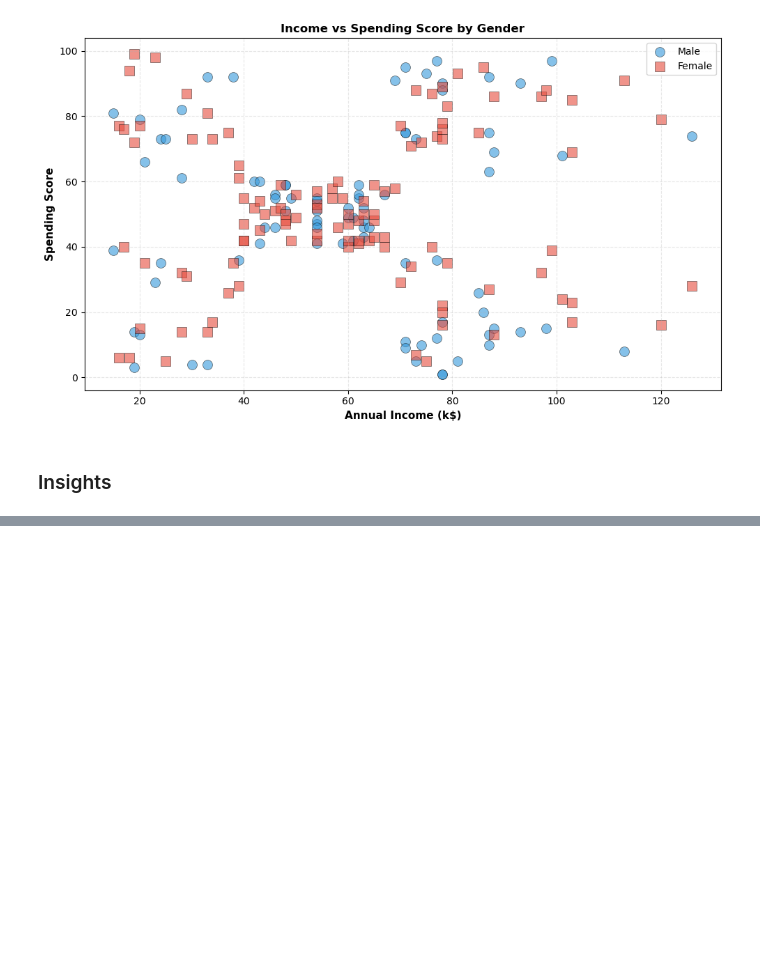
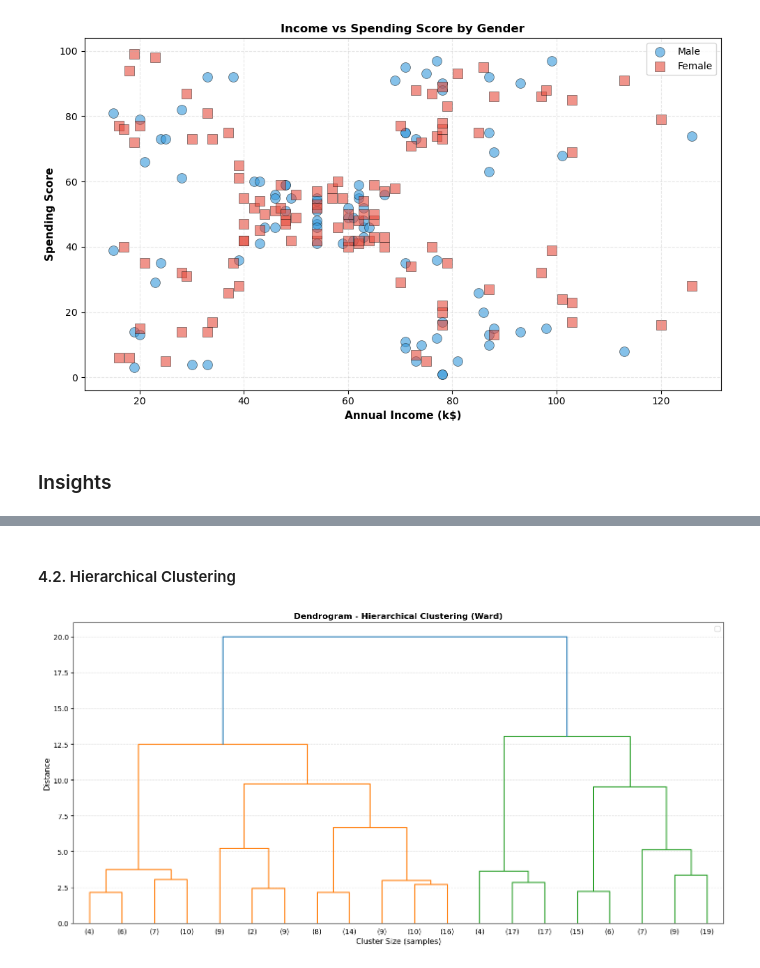
Before and after one commit to joicesebastiao/customer-segmentation-analysis, a Jupyter notebook: notebook/customer-segmentation.ipynb.ipynb, the cells around one changed output, grey strips where cells are left out. Saved outputs shown, nothing was run; the diff lists cells and outputs as text; code cells hidden in the pictures; blank space fills up the shorter version.

```diff
--- a/notebook/customer-segmentation.ipynb.ipynb
+++ b/notebook/customer-segmentation.ipynb.ipynb
@@ -319,0 +470,17 @@ Diving deeper into **1. EDA**:
+# %% [markdown]
+#### 4.2. Hierarchical Clustering
+# %%
+# Dendrogram with cut line
+plt.figure(figsize=(14, 7))
+linked = linkage(df_scaled, method='ward')
+dendrogram(linked, truncate_mode='lastp', p=20, leaf_font_size=10)
+
+plt.title('Dendrogram - Hierarchical Clustering (Ward)', fontsize=12, fontweight='bold')
+plt.xlabel('Cluster Size (samples)', fontsize=11)
+plt.ylabel('Distance', fontsize=11)
+plt.legend()
+plt.grid(alpha=0.3, linestyle='--', axis='y')
+plt.tight_layout()
+plt.show()
+# %% [output]
+[figure, added]
```
Also changed, not shown: parts of 36 cells of this notebook.
